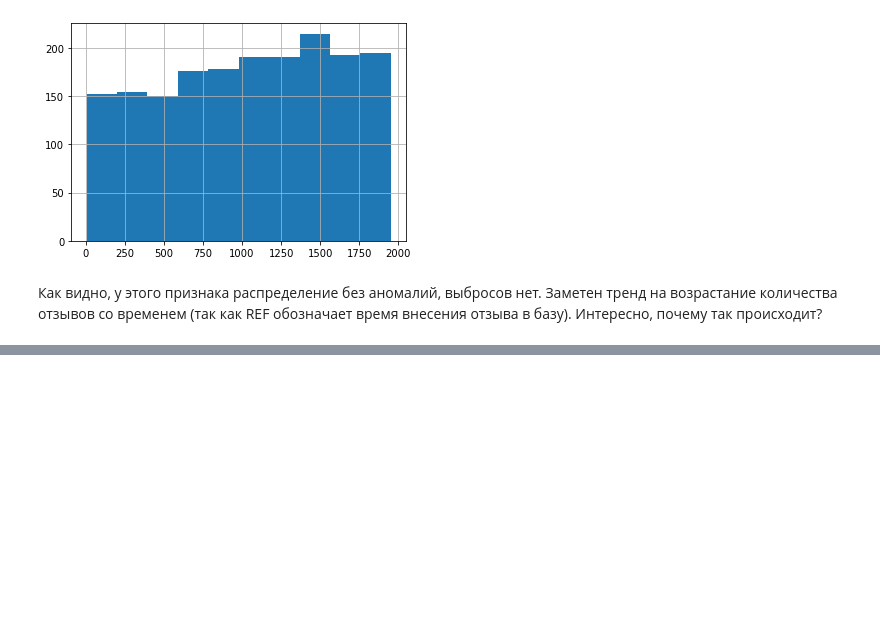
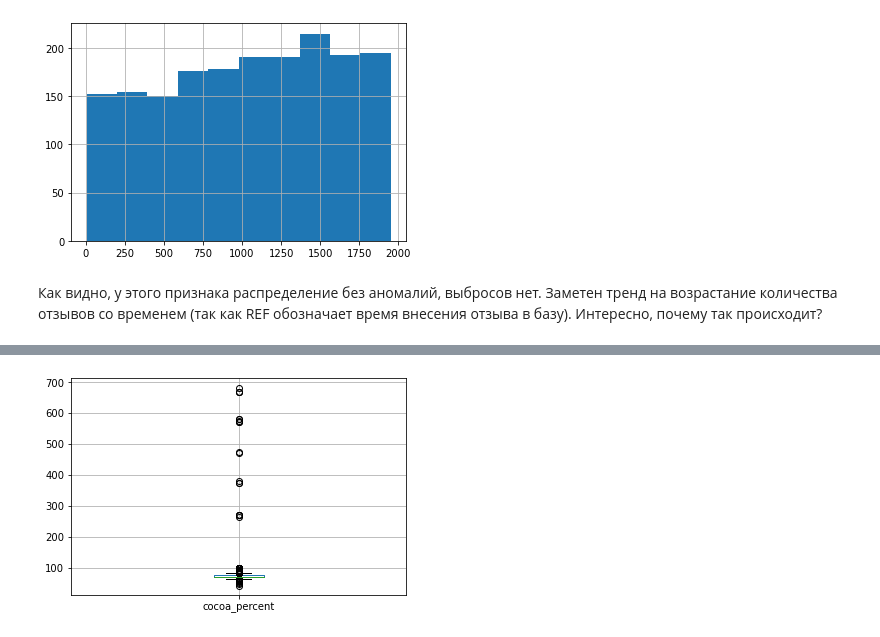
Before and after one commit to HippoCat/SF_Projects_DST-52_DK, a Jupyter notebook: module_02_EDA/Project_2._Exploratory_Data_Analysis_Chocolate.ipynb, the cells around one changed output, grey strips where cells are left out. Saved outputs shown, nothing was run; the diff lists cells and outputs as text; code cells hidden in the pictures; blank space fills up the shorter version.

```diff
--- a/module_02_EDA/Project_2._Exploratory_Data_Analysis_Chocolate.ipynb
+++ b/module_02_EDA/Project_2._Exploratory_Data_Analysis_Chocolate.ipynb
@@ -228,0 +296,2 @@ Name: ref, dtype: float64
+# %%
+cacao.cocoa_percent = cacao.cocoa_percent.apply(lambda x: float(x.replace('%', '')))
@@ -228,0 +310,4 @@ Name: ref, dtype: float64
+# %%
+boxplot = cacao.boxplot(column='cocoa_percent')
+# %% [output]
+[figure, added]
```
Also changed, not shown: parts of 67 cells of this notebook, 4 other files.
